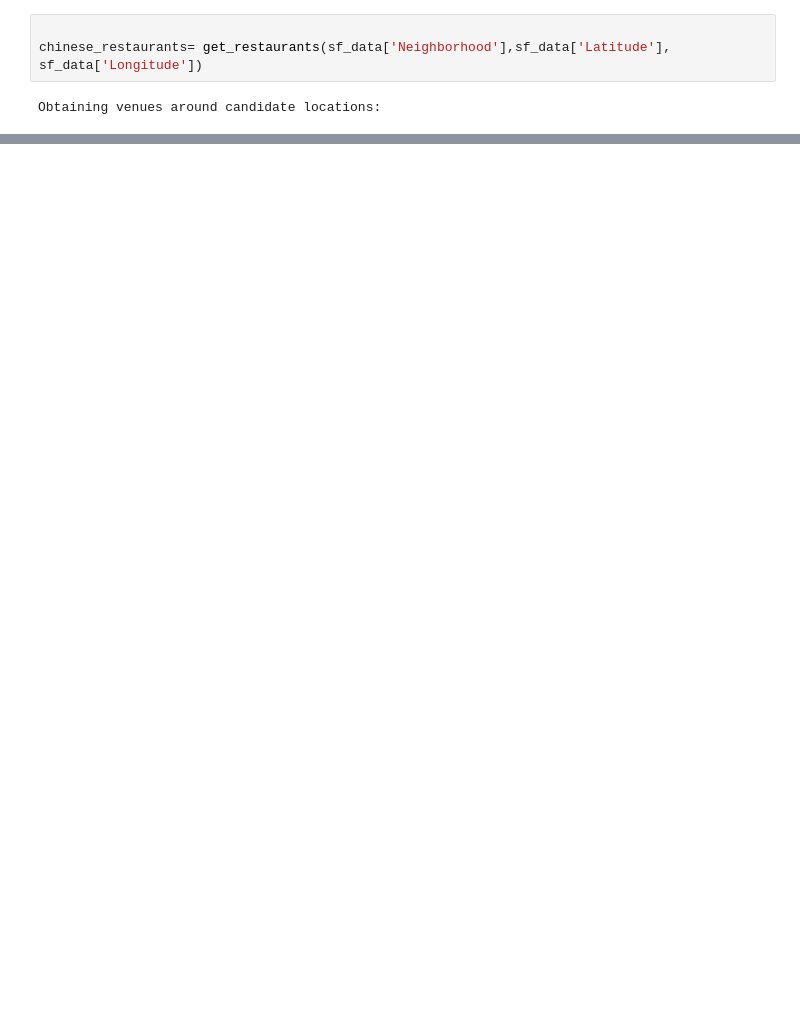
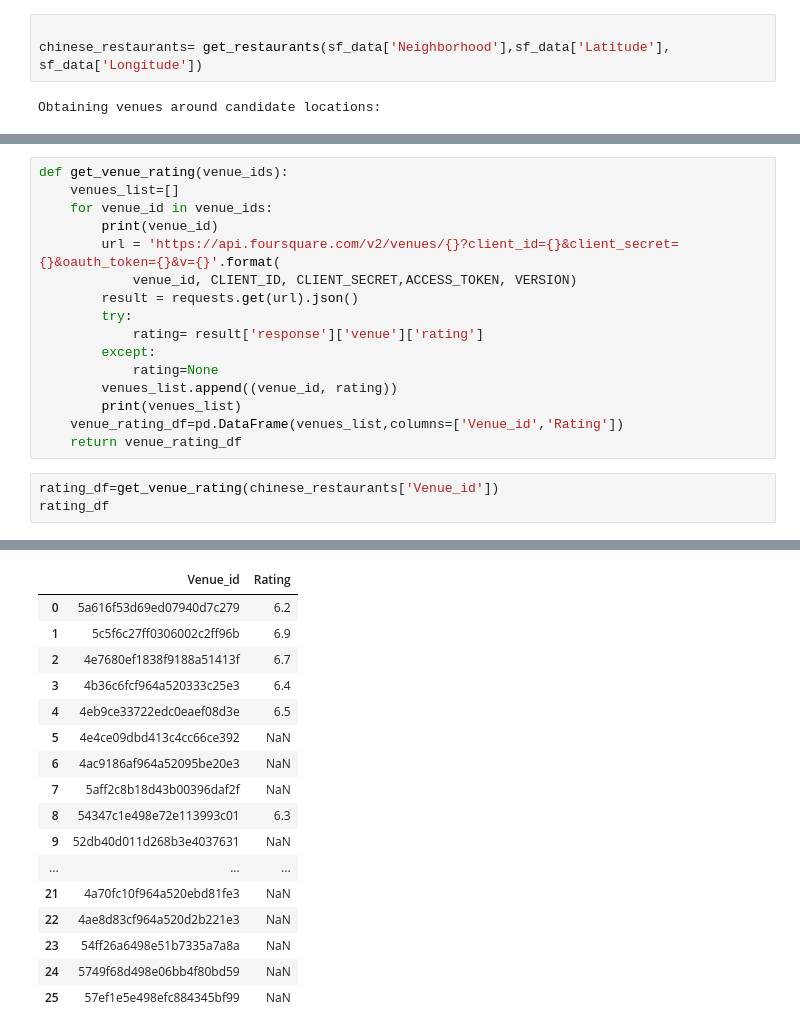
Before and after one commit to yxue0503/Coursera_Capstone, a Jupyter notebook: The_Battle_of_Neighborhoods_program.ipynb, the cells around one changed output, grey strips where cells are left out. Drawn from its saved outputs; the diff is of its cells as text; blank space fills up the shorter version.

```diff
--- a/The_Battle_of_Neighborhoods_program.ipynb
+++ b/The_Battle_of_Neighborhoods_program.ipynb
@@ -251,0 +293,20 @@ chinese_restaurants
+# %%
+def get_venue_rating(venue_ids):
+    venues_list=[]
+    for venue_id in venue_ids:
+        print(venue_id)
+        url = 'https://api.foursquare.com/v2/venues/{}?client_id={}&client_secret={}&oauth_token={}&v={}'.format(
+            venue_id, CLIENT_ID, CLIENT_SECRET,ACCESS_TOKEN, VERSION)
+        result = requests.get(url).json()
+        try:
+            rating= result['response']['venue']['rating']
+        except:
+            rating=None
+        venues_list.append((venue_id, rating))
+        print(venues_list)
+    venue_rating_df=pd.DataFrame(venues_list,columns=['Venue_id','Rating'])
+    return venue_rating_df
+# %%
+rating_df=get_venue_rating(chinese_restaurants['Venue_id'])
+rating_df
+# %% [output]
@@ -251,0 +330,17 @@ chinese_restaurants
+|  | Venue_id | Rating |
+| 0 | 5a616f53d69ed07940d7c279 | 6.2 |
+| 1 | 5c5f6c27ff0306002c2ff96b | 6.9 |
+| 2 | 4e7680ef1838f9188a51413f | 6.7 |
+| 3 | 4b36c6fcf964a520333c25e3 | 6.4 |
+| 4 | 4eb9ce33722edc0eaef08d3e | 6.5 |
+| 5 | 4e4ce09dbd413c4cc66ce392 | NaN |
+| 6 | 4ac9186af964a52095be20e3 | NaN |
+| 7 | 5aff2c8b18d43b00396daf2f | NaN |
+| 8 | 54347c1e498e72e113993c01 | 6.3 |
+| 9 | 52db40d011d268b3e4037631 | NaN |
+| ... | ... | ... |
+| 21 | 4a70fc10f964a520ebd81fe3 | NaN |
+| 22 | 4ae8d83cf964a520d2b221e3 | NaN |
+| 23 | 54ff26a6498e51b7335a7a8a | NaN |
+| 24 | 5749f68d498e06bb4f80bd59 | NaN |
+| 25 | 57ef1e5e498efc884345bf99 | NaN |
```
Also changed, not shown: parts of 39 cells of this notebook.
